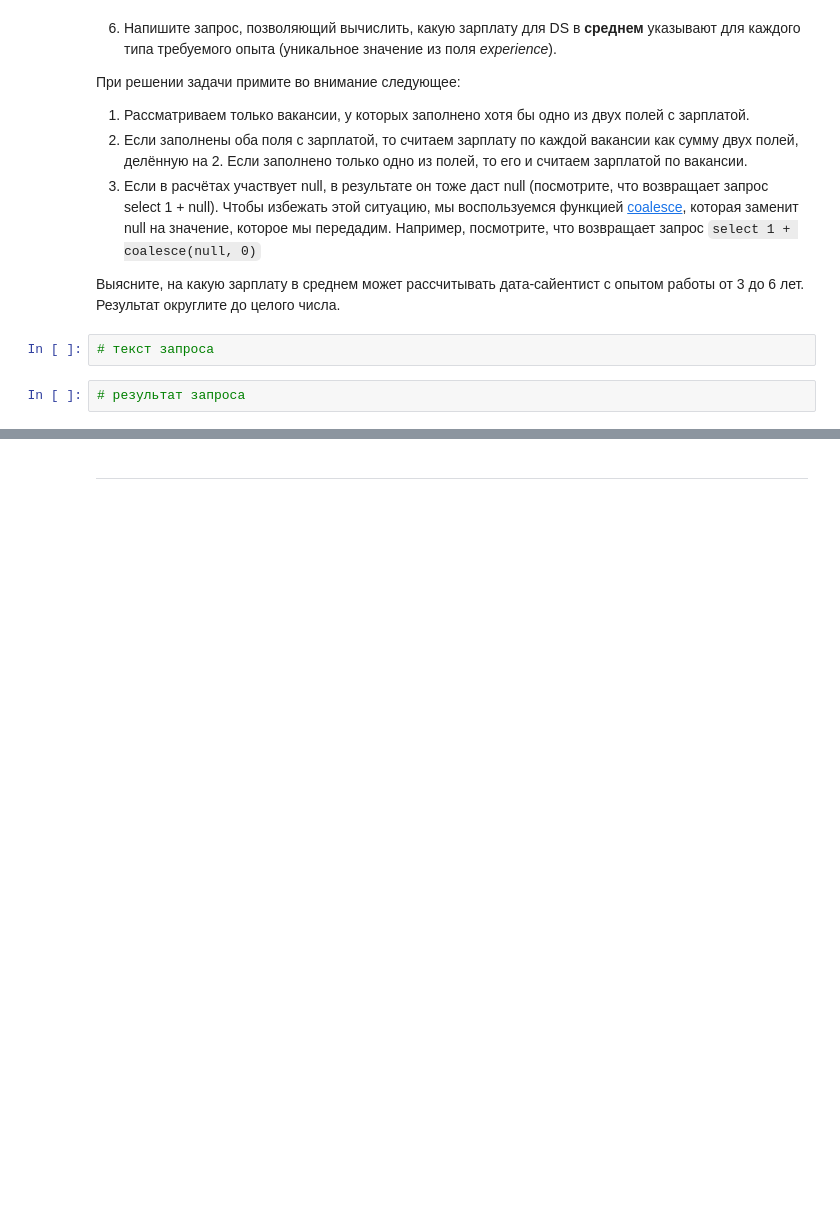
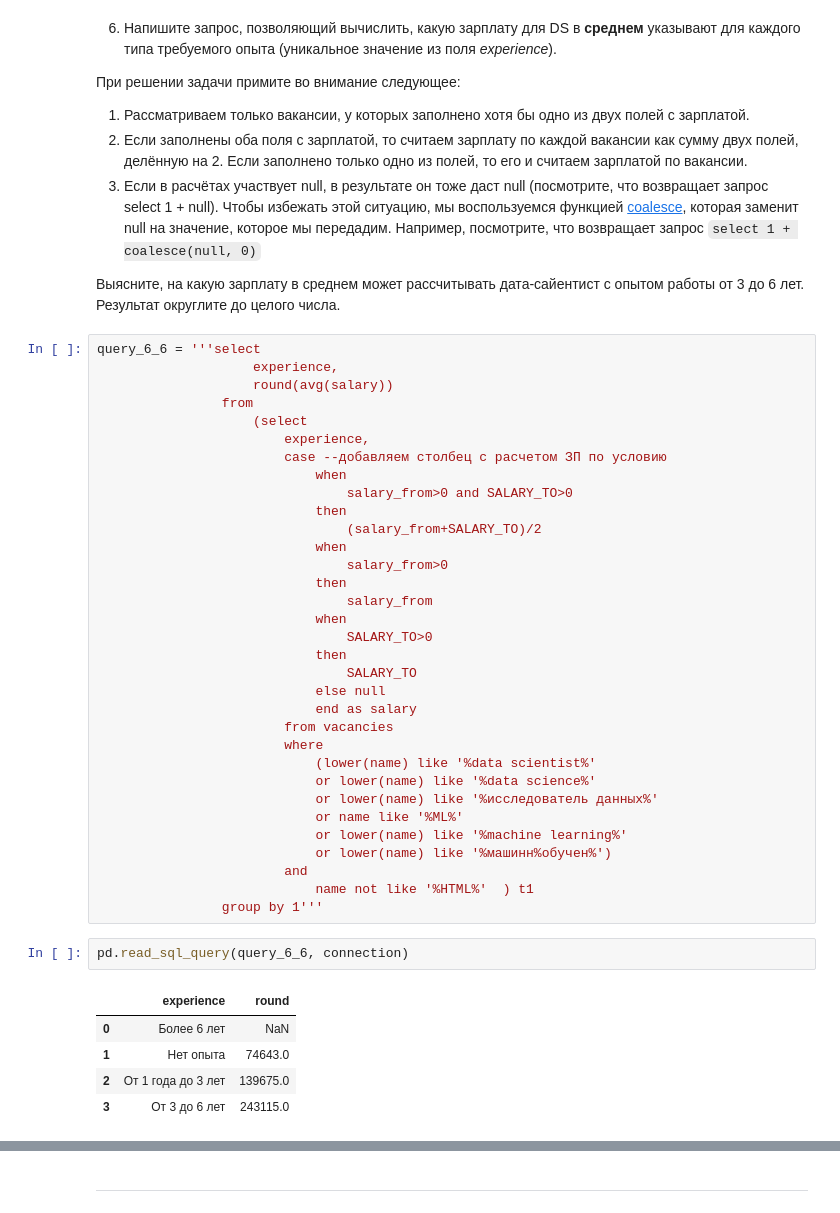
Before and after one commit to sanchopanso92/IDE, a Jupyter notebook: Project 2/Project_2_Ноутбук_шаблон.ipynb, the cells around one changed output, grey strips where cells are left out. Cells and saved outputs as stored; diff of their text form; blank space fills up the shorter version.

```diff
--- a/Project 2/Project_2_Ноутбук_шаблон.ipynb
+++ b/Project 2/Project_2_Ноутбук_шаблон.ipynb
@@ -407,6 +520,43 @@ pd.read_sql_query(query_5_7, connection)
 
 Выясните, на какую зарплату в среднем может рассчитывать дата-сайентист с опытом работы от 3 до 6 лет. Результат округлите до целого числа.
 # %%
-# текст запроса
+query_6_6 = '''select
+                    experience,
+                    round(avg(salary))
+                from
+                    (select
+                        experience,
+                        case --добавляем столбец с расчетом ЗП по условию
+                            when
+                                salary_from>0 and SALARY_TO>0
+                            then
+                                (salary_from+SALARY_TO)/2
+                            when
+                                salary_from>0
+                            then
+                                salary_from
+                            when
+                                SALARY_TO>0
+                            then
+                                SALARY_TO
+                            else null
+                            end as salary
+                        from vacancies
+                        where
+                            (lower(name) like '%data scientist%'
+                            or lower(name) like '%data science%'
+                            or lower(name) like '%исследователь данных%'
+                            or name like '%ML%'
+                            or lower(name) like '%machine learning%'
+                            or lower(name) like '%машинн%обучен%')
+                        and
+                            name not like '%HTML%'  ) t1
+                group by 1'''
 # %%
-# результат запроса
+pd.read_sql_query(query_6_6, connection)
+# %% [output]
+|  | experience | round |
+| 0 | Более 6 лет | NaN |
+| 1 | Нет опыта | 74643.0 |
+| 2 | От 1 года до 3 лет | 139675.0 |
+| 3 | От 3 до 6 лет | 243115.0 |
```
Also changed, not shown: parts of 51 cells of this notebook.
